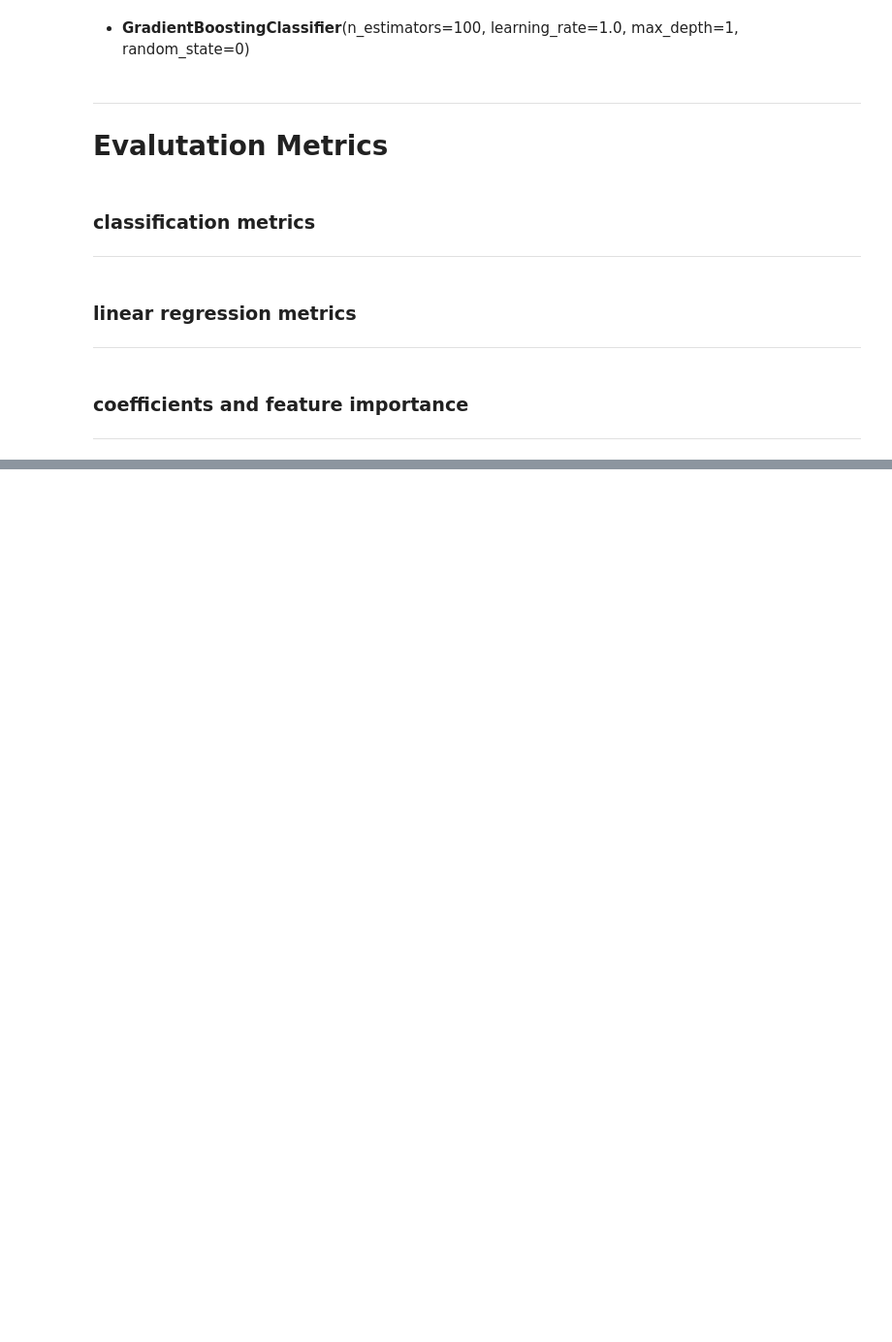
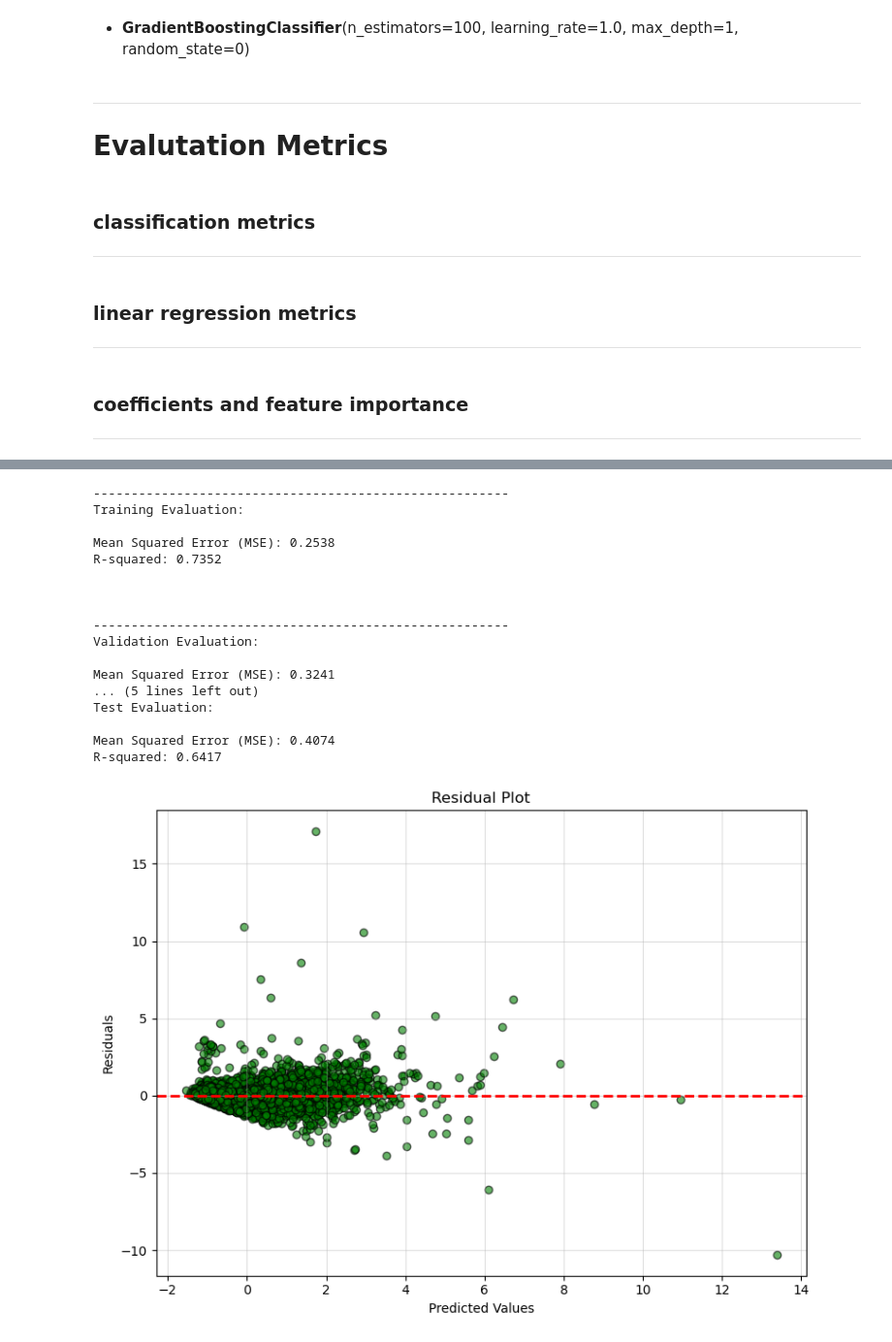
Before and after one commit to nataliebrown22/reference_code, a Jupyter notebook: code/machineLearning_models.ipynb, the cells around one changed output, grey strips where cells are left out. Shown at 97% size. Drawn from its saved outputs; the diff is of its cells as text; code cells hidden in the pictures; blank space fills up the shorter version.

```diff
--- a/code/machineLearning_models.ipynb
+++ b/code/machineLearning_models.ipynb
@@ -496,0 +1289,21 @@ def coefficients(df,target,model):
+# %%
+evaluate_linear_regression(model_df_2,'price_SCALED', X_val, X_test, y_val, y_test, X_train, y_train, linreg_2)
+# %% [output]
+-------------------------------------------------------
+Training Evaluation:
+
+Mean Squared Error (MSE): 0.2538
+R-squared: 0.7352
+
+
+
+-------------------------------------------------------
+Validation Evaluation:
+
+Mean Squared Error (MSE): 0.3241
+... (5 lines left out)
+Test Evaluation:
+
+Mean Squared Error (MSE): 0.4074
+R-squared: 0.6417
+[figure, added]
```
Also changed, not shown: parts of 66 cells of this notebook, 1 other file.
